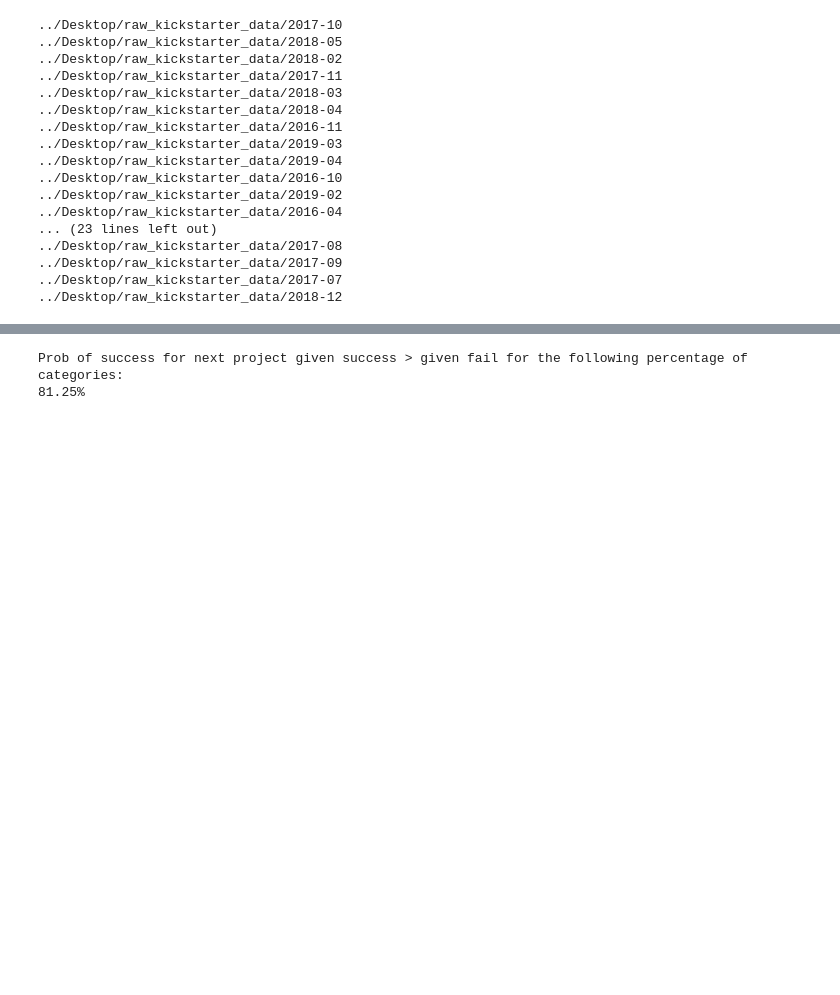
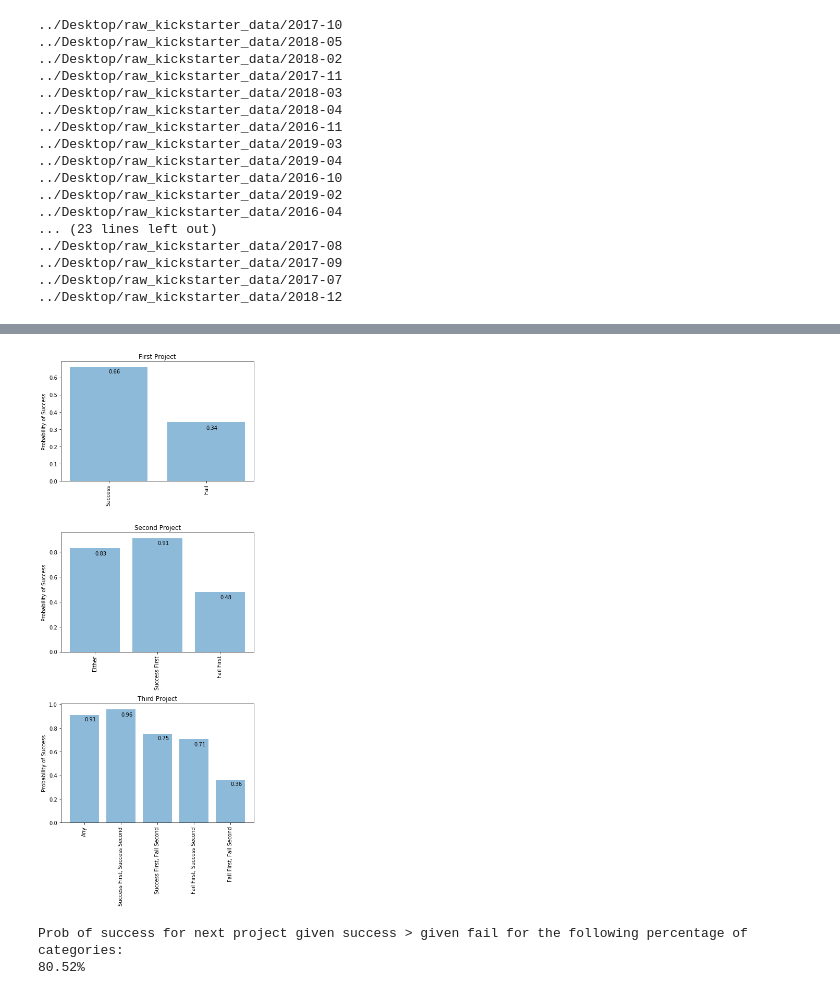
Before and after one commit to sarinaliu88/Cleaning-Kickstarter, a Jupyter notebook: clean_kickstarter_data_creators.ipynb, the cells around one changed output, grey strips where cells are left out. Cells and saved outputs as stored; diff of their text form; code cells hidden in the pictures; blank space fills up the shorter version.

```diff
--- a/clean_kickstarter_data_creators.ipynb
+++ b/clean_kickstarter_data_creators.ipynb
@@ -281,7 +320,7 @@ Overall Probability of success conditional on first project failed:
 
 df2_2 = df1.copy()
 
-df2_2 = df2_2.loc[df2_2['creator_id'].isin(df2_2['creator_id'].value_counts()[df2_2['creator_id'].value_counts() == 2].index)]
+df2_2 = df2_2.loc[df2_2['creator_id'].isin(df2_2['creator_id'].value_counts()[df2_2['creator_id'].value_counts() >= 2].index)]
 # first sort by creator id, then sort by date
 df2_2.sort_values(['creator_id', 'deadline'], ascending = [True, True], inplace = True)
 
@@ -300,9 +339,9 @@ creator_freq_2_success_first = df2_2_success_first['creator_id'].value_counts().
 creator_freq_2_fail_first = df2_2_fail_first['creator_id'].value_counts().to_dict()
 
 
-# 574 projects with creators who had exactly 1 subsequent project
-# 454 of those had creators who were successful first
-# 120 of those had creators who failed first
+print(len(creator_freq_2_success_first))
+print(len(creator_freq_2_fail_first))
+print()
 
 # --------------------------------------------------------
 
@@ -336,7 +375,7 @@ for m in category_freq:
         category_multi_projects_2_success_rate[m] = curr_success / len(temp)
         count_multi_projects_2_success += curr_success
     else:
-        category_multi_projects_2_success_rate[m] = 0
+        category_multi_projects_2_success_rate[m] = -1000000
 
 # probability of success for aggregate creators with two projects
 multi_project_2_success_rate = count_multi_projects_2_success / len(df2_2_2)
@@ -356,7 +395,7 @@ for m in category_freq:
         category_success_first_2_success_rate[m] = curr_success / len(temp)
         count_success_first_2_success += curr_success
     else:
-        category_success_first_2_success_rate[m] = 0
+        category_success_first_2_success_rate[m] = -1000000
 
 # probability of success for creators conditional on first project successful
 success_first_2_success_rate = count_success_first_2_success / len(df2_2_2_success_first)
@@ -376,7 +415,7 @@ for n in category_freq:
         category_fail_first_2_success_rate[n] = curr_success / len(temp)
         count_fail_first_2_success += curr_success
     else:
-        category_fail_first_2_success_rate[n] = 0
+        category_fail_first_2_success_rate[n] = -1000000
 
 # probability of success for creators conditional on first project failed
 fail_first_2_success_rate = count_fail_first_2_success / len(df2_2_2_fail_first)
@@ -411,3 +623,53 @@ plt.savefig(path3 + 'Monthy_duration_number_success_fail_prob_success.png')
+# %%
+path3 = "../Desktop/cleaned_kickstarter_plots/"
+
+fig = plt.figure(figsize=(6, 15))
+
+plt.subplot(3, 1, 1)
+objects = ('Success', 'Fail')
+y_pos = np.arange(len(objects))
+performance = [success_rate, 1 - success_rate]
+
+plt.bar(y_pos, performance, align='center', alpha=0.5)
+plt.xticks(y_pos, objects, rotation='vertical')
+plt.ylabel('Probability of Success')
+plt.text(x = 0 , y = 0.625, s = round(performance[0], 2), size = 10)
+plt.text(x = 1 , y = 0.3, s = round(performance[1], 2), size = 10)
+plt.title('First Project')
+
+plt.subplot(3, 1, 2)
+objects = ('Either', 'Success First', 'Fail First')
+y_pos = np.arange(len(objects))
+performance = [multi_project_2_success_rate, success_first_2_success_rate, fail_first_2_success_rate]
+
+plt.bar(y_pos, performance, align='center', alpha=0.5)
+plt.xticks(y_pos, objects, rotation='vertical')
+plt.ylabel('Probability of Success')
+plt.text(x = 0 , y = 0.775, s = round(performance[0], 2), size = 10)
+plt.text(x = 1 , y = 0.86, s = round(performance[1], 2), size = 10)
+plt.text(x = 2 , y = 0.425, s = round(performance[2], 2), size = 10)
+plt.title('Second Project')
+
+plt.subplot(3, 1, 3)
+objects = ('Any', 'Success First, Success Second', 'Success First, Fail Second', 'Fail First, Success Second', 'Fail First, Fail Second')
+y_pos = np.arange(len(objects))
+performance = [multi_project_3_success_rate, ss_3_success_rate, sf_3_success_rate, fs_3_success_rate, ff_3_success_rate]
+
+plt.bar(y_pos, performance, align='center', alpha=0.5)
+plt.xticks(y_pos, objects, rotation='vertical')
+plt.ylabel('Probability of Success')
+plt.text(x = 0 , y = 0.86, s = round(performance[0], 2), size = 10)
+plt.text(x = 1 , y = 0.9, s = round(performance[1], 2), size = 10)
+plt.text(x = 2 , y = 0.7, s = round(performance[2], 2), size = 10)
+plt.text(x = 3 , y = 0.65, s = round(performance[3], 2), size = 10)
+plt.text(x = 4 , y = 0.315, s = round(performance[4], 2), size = 10)
+plt.title('Third Project')
+
+plt.tight_layout()
+
+plt.savefig(path3 + 'Prob_success_subsequent_projects.png')
+# %% [output]
+[figure, added]
 # %%
 # write to csv
 subsets = [category_success_rate, \
@@ -436,9 +698,9 @@ with open(path2 + "/Prob_Of_Success_Creator.csv", "w") as f:
             diff1 = round(float(lst1[3]) - float(lst1[4]),4)
             lst1.insert(5, diff1)
             diff2 = round(float(lst1[7]) - float(lst1[8]),4)
-            if diff2 > 0 and diff2 != 1:
+            if diff2 > 0 and abs(diff2) <= 1:
                 count1 += 1
-            elif diff2 < 0 and diff2 != -1:
+            elif diff2 < 0 and abs(diff2) <= 1:
                 count2 += 1
             lst1.insert(9, diff2)
             writer.writerow(lst1)
@@ -447,7 +709,7 @@ print("Prob of success for next project given success > given fail for the follo
 print("{:.2%}".format(count1 / (count1 + count2)))
 # %% [output]
 Prob of success for next project given success > given fail for the following percentage of categories:
-81.25%
+80.52%
 # %%
 ### CALCULATION - NUMBER OF PROJECTS
 
```
Also changed, not shown: parts of 19 cells of this notebook, 1 other file.
